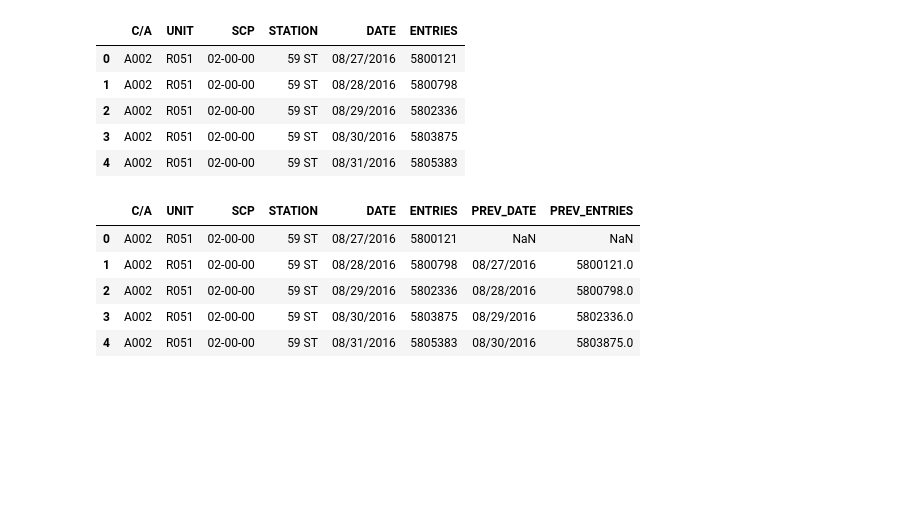
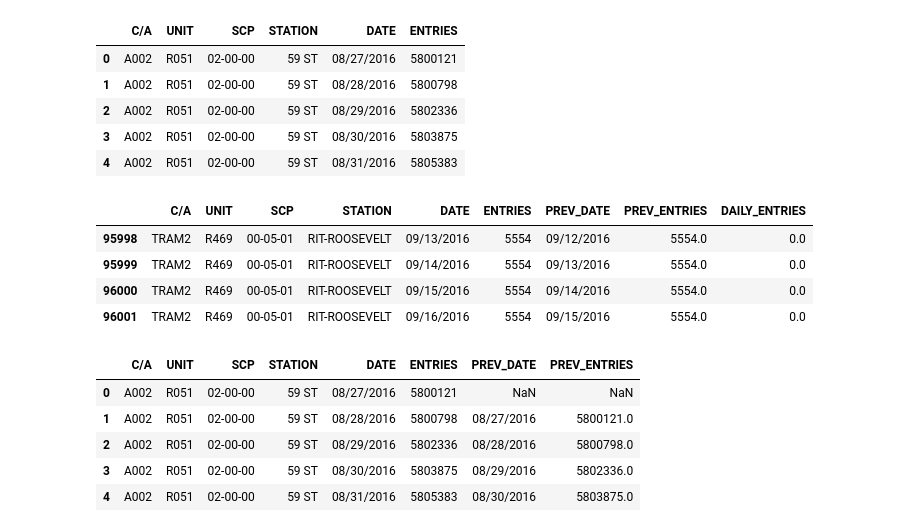
Before and after one commit to weizhao-BME/metis-project1, a Jupyter notebook: fresh_start.ipynb, the cells around one changed output. Drawn from its saved outputs; the diff is of its cells as text; code cells hidden in the pictures; blank space fills up the shorter version.

```diff
--- a/fresh_start.ipynb
+++ b/fresh_start.ipynb
@@ -170,4 +170,12 @@ daily_entries.head()
 | 2 | A002 | R051 | 02-00-00 | 59 ST | 08/29/2016 | 5802336 |
 | 3 | A002 | R051 | 02-00-00 | 59 ST | 08/30/2016 | 5803875 |
 | 4 | A002 | R051 | 02-00-00 | 59 ST | 08/31/2016 | 5805383 |
+# %%
+daily_entries.tail(4)
+# %% [output]
+|  | C/A | UNIT | SCP | STATION | DATE | ENTRIES | PREV_DATE | PREV_ENTRIES | DAILY_ENTRIES |
+| 95998 | TRAM2 | R469 | 00-05-01 | RIT-ROOSEVELT | 09/13/2016 | 5554 | 09/12/2016 | 5554.0 | 0.0 |
+| 95999 | TRAM2 | R469 | 00-05-01 | RIT-ROOSEVELT | 09/14/2016 | 5554 | 09/13/2016 | 5554.0 | 0.0 |
+| 96000 | TRAM2 | R469 | 00-05-01 | RIT-ROOSEVELT | 09/15/2016 | 5554 | 09/14/2016 | 5554.0 | 0.0 |
+| 96001 | TRAM2 | R469 | 00-05-01 | RIT-ROOSEVELT | 09/16/2016 | 5554 | 09/15/2016 | 5554.0 | 0.0 |
 # %%
```
Also changed, not shown: parts of 5 cells of this notebook.
